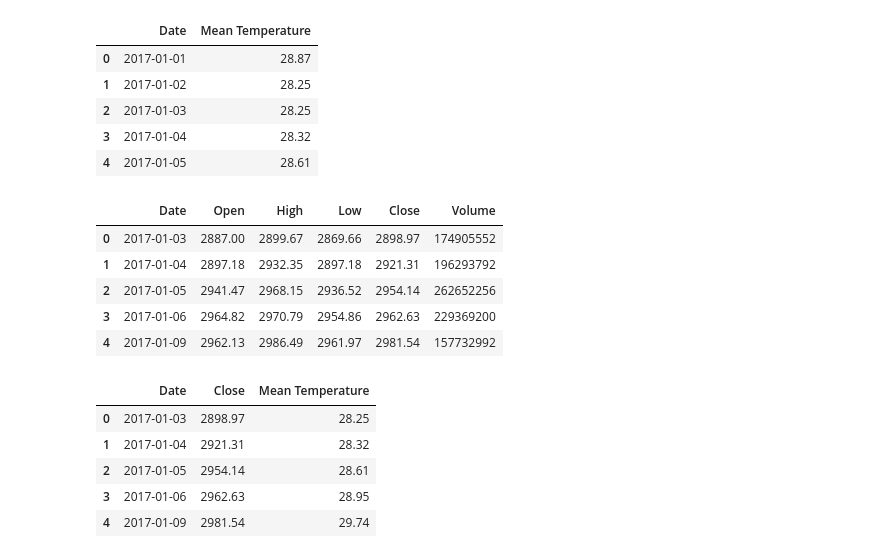
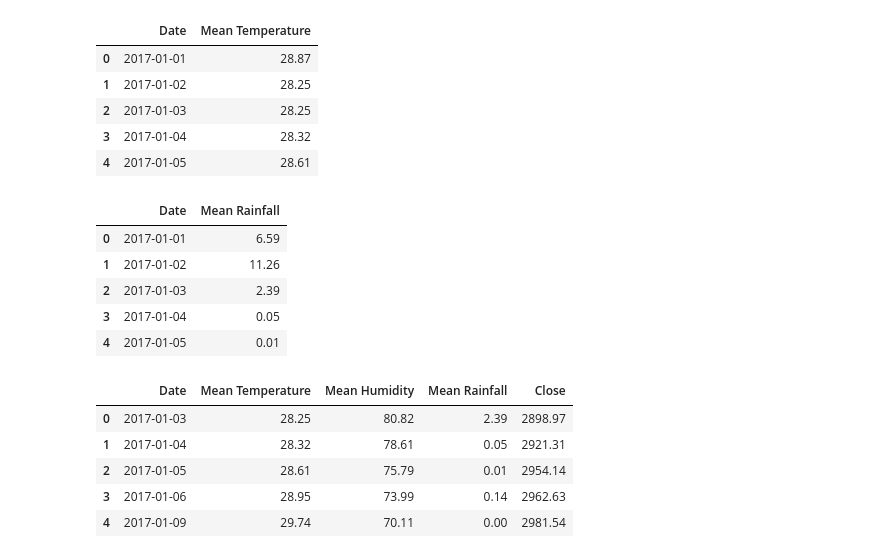
Before and after one commit to daryl-tan/hackwagon-project, a Jupyter notebook: Python Project.ipynb, the cells around one changed output. Cells and saved outputs as stored; diff of their text form; code cells hidden in the pictures.

Commit message:
refined code further, merged all datasets together

```diff
--- a/Python Project.ipynb
+++ b/Python Project.ipynb
@@ -109,13 +147,13 @@ mean_temp.head()
 | 3 | 2017-01-04 | 28.32 |
 | 4 | 2017-01-05 | 28.61 |
 # %%
-# reading sti data
-sti = pd.read_csv("sti_data.csv")
-sti.head()
+# reading mean rainfall
+mean_rainfall = pd.read_csv("Mean Rainfall By Day.csv")
+mean_rainfall.head()
 # %% [output]
-|  | Date | Open | High | Low | Close | Volume |
-| 0 | 2017-01-03 | 2887.00 | 2899.67 | 2869.66 | 2898.97 | 174905552 |
-| 1 | 2017-01-04 | 2897.18 | 2932.35 | 2897.18 | 2921.31 | 196293792 |
-| 2 | 2017-01-05 | 2941.47 | 2968.15 | 2936.52 | 2954.14 | 262652256 |
-| 3 | 2017-01-06 | 2964.82 | 2970.79 | 2954.86 | 2962.63 | 229369200 |
-| 4 | 2017-01-09 | 2962.13 | 2986.49 | 2961.97 | 2981.54 | 157732992 |
+|  | Date | Mean Rainfall |
+| 0 | 2017-01-01 | 6.59 |
+| 1 | 2017-01-02 | 11.26 |
+| 2 | 2017-01-03 | 2.39 |
+| 3 | 2017-01-04 | 0.05 |
+| 4 | 2017-01-05 | 0.01 |
@@ -126,13 +169,13 @@ temperature_merged.to_csv("temperature_merged.csv", index=False)
 # %%
-# keeping only closing price
-temperature_merged_refined = temperature_merged.drop(columns=["High", "Low", "Volume", "Open"])
-temperature_merged_refined.head()
+# removing redundant columns
+data = temp_hum_rain_sti.drop(columns=["High", "Low", "Volume", "Open"])
+data.head()
 # %% [output]
-|  | Date | Close | Mean Temperature |
-| 0 | 2017-01-03 | 2898.97 | 28.25 |
-| 1 | 2017-01-04 | 2921.31 | 28.32 |
-| 2 | 2017-01-05 | 2954.14 | 28.61 |
-| 3 | 2017-01-06 | 2962.63 | 28.95 |
-| 4 | 2017-01-09 | 2981.54 | 29.74 |
+|  | Date | Mean Temperature | Mean Humidity | Mean Rainfall | Close |
+| 0 | 2017-01-03 | 28.25 | 80.82 | 2.39 | 2898.97 |
+| 1 | 2017-01-04 | 28.32 | 78.61 | 0.05 | 2921.31 |
+| 2 | 2017-01-05 | 28.61 | 75.79 | 0.01 | 2954.14 |
+| 3 | 2017-01-06 | 28.95 | 73.99 | 0.14 | 2962.63 |
+| 4 | 2017-01-09 | 29.74 | 70.11 | 0.00 | 2981.54 |
 # %%
 # new csv containing date, closing price and mean temp
```
Also changed, not shown: parts of 10 cells of this notebook.
